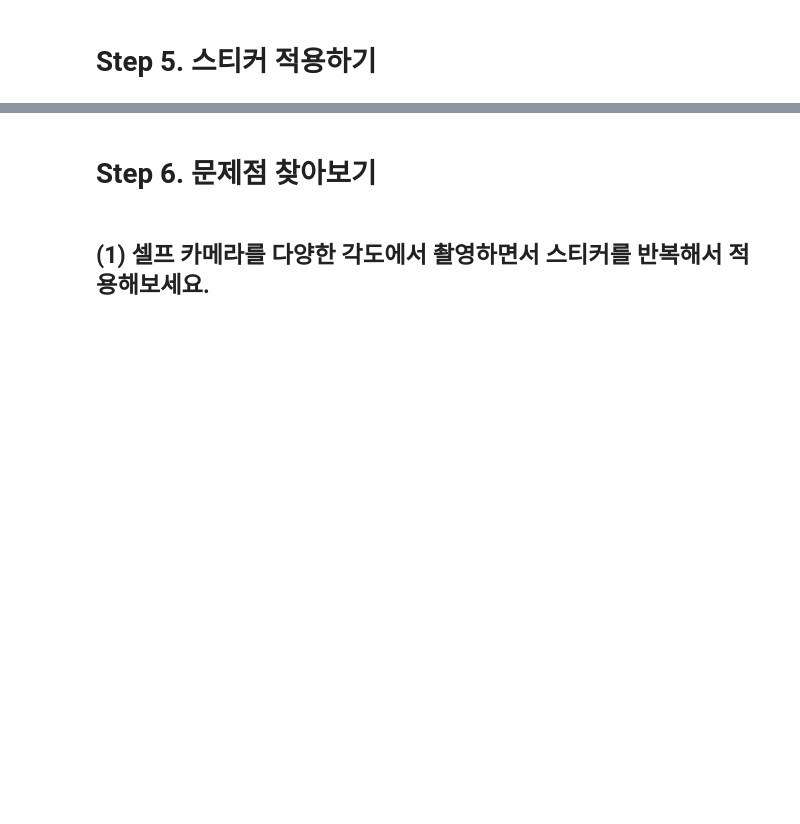
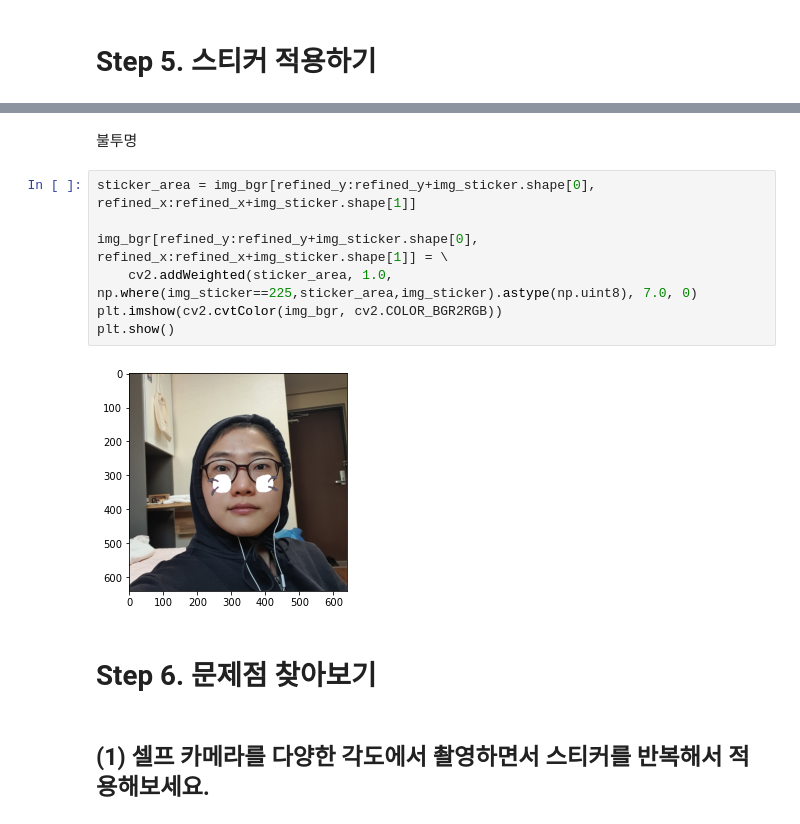
Before and after one commit to Jeongeun-Kwak/E, a Jupyter notebook: (E3) 3rd Camera Sticker App Initial Version Making.ipynb, the cells around one changed output, grey strips where cells are left out. Drawn from its saved outputs; the diff is of its cells as text; blank space fills up the shorter version.

```diff
--- a/(E3) 3rd Camera Sticker App Initial Version Making.ipynb
+++ b/(E3) 3rd Camera Sticker App Initial Version Making.ipynb
@@ -186,3 +198,14 @@ plt.show()
+# %% [markdown]
+불투명
+# %%
+sticker_area = img_bgr[refined_y:refined_y+img_sticker.shape[0], refined_x:refined_x+img_sticker.shape[1]]
+
+img_bgr[refined_y:refined_y+img_sticker.shape[0], refined_x:refined_x+img_sticker.shape[1]] = \
+    cv2.addWeighted(sticker_area, 1.0, np.where(img_sticker==225,sticker_area,img_sticker).astype(np.uint8), 7.0, 0)
+plt.imshow(cv2.cvtColor(img_bgr, cv2.COLOR_BGR2RGB))
+plt.show()
+# %% [output]
+[figure, added]
 # %% [markdown]
 # Step 6. 문제점 찾아보기
 # %% [markdown]
```
Also changed, not shown: parts of 8 cells of this notebook.
